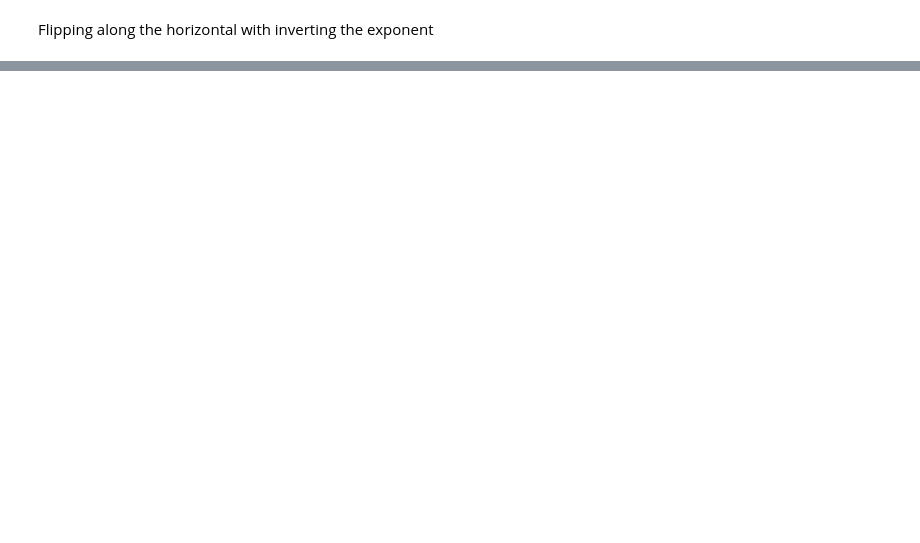
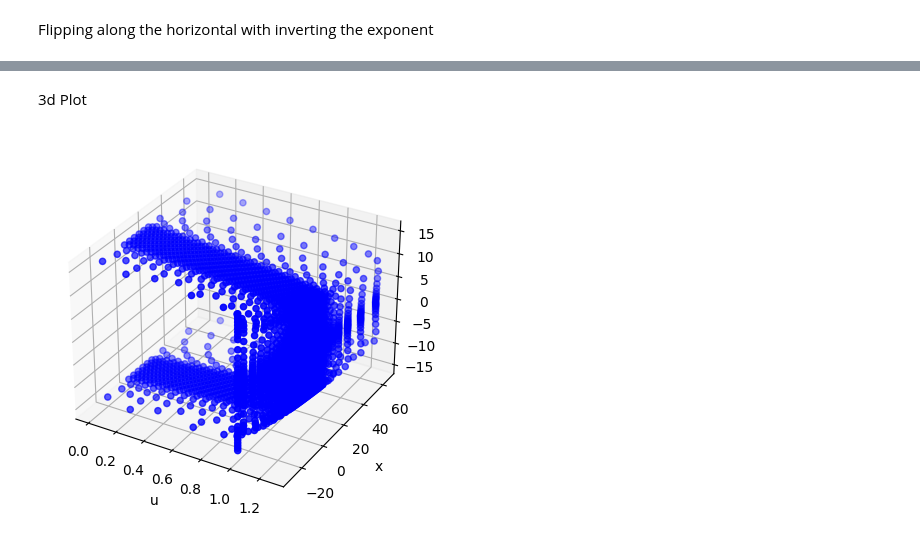
Before and after one commit to AlexiosVavvas/cdf_simple_1o_proairetiko, a Jupyter notebook: visualisation.ipynb, the cells around one changed output, grey strips where cells are left out. Cells and saved outputs as stored; diff of their text form; code cells hidden in the pictures; blank space fills up the shorter version.

```diff
--- a/visualisation.ipynb
+++ b/visualisation.ipynb
@@ -205,0 +313,8 @@ plt.show()
+# %%
+import pandas as pd
+
+# Read the file into a DataFrame
+df = pd.read_csv("Uvelocity", names=["x", "y", "u"], delimiter=" ", skipinitialspace=True)
+
+# Display the DataFrame
+print(df)
@@ -205,0 +356,23 @@ plt.show()
+# %% [markdown]
+3d Plot
+# %%
+
+# Create a figure and a 3D axis
+fig = plt.figure()
+ax = fig.add_subplot(111, projection='3d')
+
+# Plot the data
+s = 10
+ax.scatter(df['u'][::s], df['x'][::s], +df['y'][::s], color='b')
+ax.scatter(df['u'][::s], df['x'][::s], -df['y'][::s], color='b')
+
+# Set labels and grid
+ax.set_xlabel('u')
+ax.set_ylabel('x')
+ax.set_zlabel('y')
+ax.grid()
+
+# Show the plot
+plt.show()
+# %% [output]
+[figure, added]
```
Also changed, not shown: parts of 21 cells of this notebook, 14 other files.
